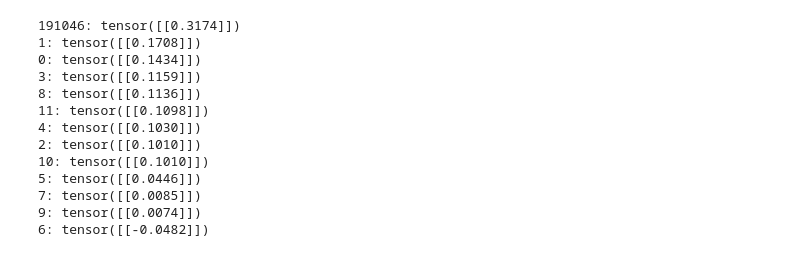
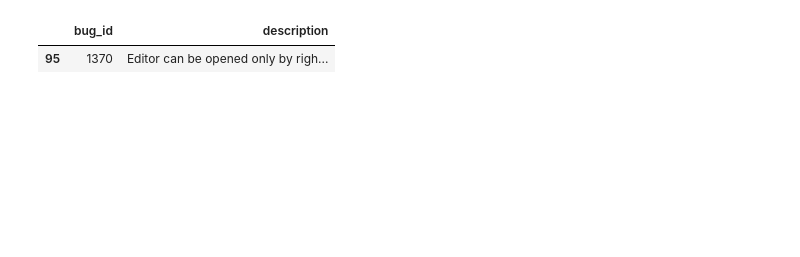
Before and after one commit to LuizRosane/thesis-code, a Jupyter notebook: fine-tuning-experimentation/chat.ipynb, the cells around one changed output. Cells and saved outputs as stored; diff of their text form; code cells hidden in the pictures; blank space fills up the shorter version.

```diff
--- a/fine-tuning-experimentation/chat.ipynb
+++ b/fine-tuning-experimentation/chat.ipynb
@@ -92,0 +136,5 @@ reports.loc[191046]['description']
+# %%
+reports_dict = {}
+entries = []
+dup_id = reports.loc[duplicate_ids[0]].name
+dup_id_1 = reports.loc[duplicate_ids[1]].name
@@ -92,0 +150,17 @@ reports.loc[191046]['description']
+# %%
+start = 0
+
+
+for i in range(0, 500):
+    if not pd.isna(reports.iloc[start + i]['description']) and reports.iloc[start + i].name != bug_id:
+        try:
+            # f.write(f"***\n{reports.iloc[start + i].name}\n{reports.iloc[start + i]['description']}\n")
+            reports_dict[reports.iloc[start + i].name] = {'sentence':reports.iloc[start + i]['description']}
+            entries.append(
+                {
+                    'bug_id': reports.iloc[start + i].name,
+                    'description':reports.iloc[start + i]['description']
+                }
+            )
+        except:
+            pass
@@ -92,0 +181,7 @@ reports.loc[191046]['description']
+# %%
+entries_df = pd.DataFrame(entries)
+entries_df.iloc[50] = [50, reports.loc[dup_id]['description']]
+entries_df.iloc[51] = [51, reports.loc[dup_id_1]['description']]
+reports_dict[50] = {'sentence':reports.loc[dup_id]['description']}
+reports_dict[51] = {'sentence':reports.loc[dup_id_1]['description']}
+entries_df.iloc[50]['description']
@@ -154,19 +263,5 @@ for bug in reports_dict:
-# %%
-sorted_dict = sorted(reports_dict.items(), key=lambda x: -x[1]['cosine_similarity'])
-
-for tup in sorted_dict:
-    print(f"{tup[0]}: {tup[1]['cosine_similarity']}")
-# %% [output]
-191046: tensor([[0.3174]])
-1: tensor([[0.1708]])
-0: tensor([[0.1434]])
-3: tensor([[0.1159]])
-8: tensor([[0.1136]])
-11: tensor([[0.1098]])
-4: tensor([[0.1030]])
-2: tensor([[0.1010]])
-10: tensor([[0.1010]])
-5: tensor([[0.0446]])
-7: tensor([[0.0085]])
-9: tensor([[0.0074]])
-6: tensor([[-0.0482]])
+# %%
+entries_df[entries_df['bug_id'] == 1370]
+# %% [output]
+|  | bug_id | description |
+| 95 | 1370 | Editor can be opened only by righ... |
```
Also changed, not shown: parts of 25 cells of this notebook, 6 other files.
